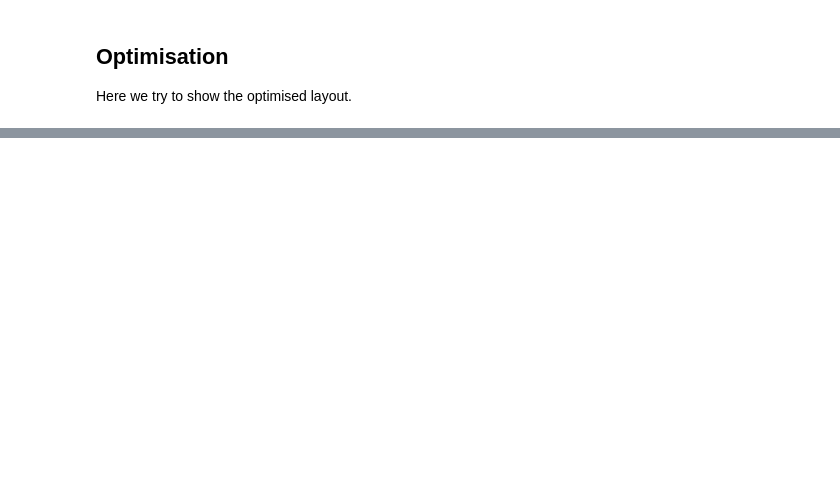
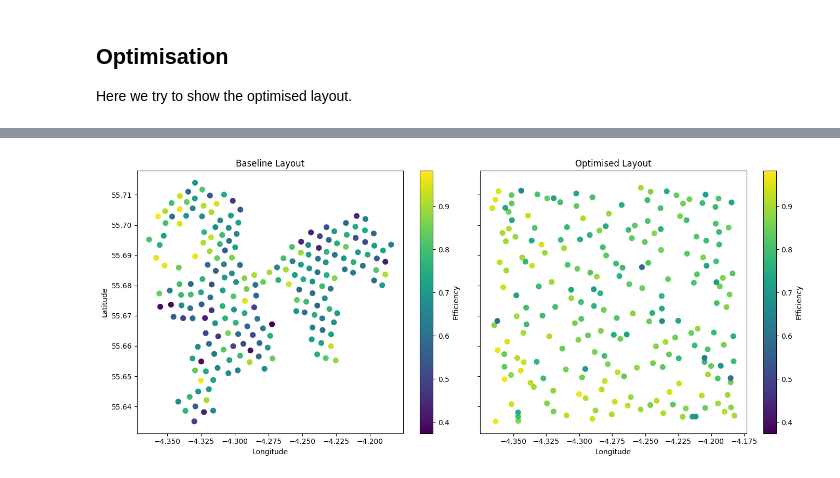
Before and after one commit to ShitianZhang22/Wind-Farm-Layout-Optimisation, a Jupyter notebook: whitelee.ipynb, the cells around one changed output, grey strips where cells are left out. Saved outputs shown, nothing was run; the diff lists cells and outputs as text; code cells hidden in the pictures; blank space fills up the shorter version.

```diff
--- a/whitelee.ipynb
+++ b/whitelee.ipynb
@@ -286,9 +286,10 @@ def fitness_func(ga_instance, solution, solution_idx):
         wt_efficiency = np.zeros((num_genes,), dtype='float64')
     efficiency = wt_efficiency.mean()
     print(f'fitness: {fitness}, efficiency: {efficiency}')
-    fitness *= 24 * 365 * 56 / 1000
+    fitness *= 24 * 365 * 0.3 / 1000
     household = fitness / 2.7
     print(f'power: {fitness}, household: {household}')
+    return wt_efficiency
 
 
 def wake(trans_xy_position, n):
@@ -340,5 +341,6 @@ def layout_power(v, n):
                 power[j] = 629.1
     return power
 
-fitness_func(turbine_ind.shape[0], turbine_ind, None)
+turbine_eff = fitness_func(turbine_ind.shape[0], turbine_ind, None)
+turbine_eff
 # %% [output]
@@ -368,7 +387,3 @@ m
 # %% [markdown]
 ## Optimisation
 Here we try to show the optimised layout.
-# %%
-optimised_layout =  [1273, 1386, 2756, 2285, 936, 2357, 221, 294, 1616, 1667, 2040, 807, 2583, 487, 292, 2389, 89, 1548, 826, 1250, 680, 2514, 1001, 2448, 2778, 431, 2643, 1971, 2800, 197, 929, 1035, 1116, 2250, 1774, 387, 1454, 1699, 2261, 2150, 2372, 2806, 890, 2304, 583, 1993, 21, 1209, 1819, 2768, 1582, 0, 1304, 1574, 2176, 2570, 185, 452, 1193, 2413, 2789, 1859, 118, 968, 412, 2553, 1557, 2478, 1639, 2649, 93, 1425, 2482, 2736, 29, 13, 519, 1890, 342, 2237, 1934, 1752, 1906, 738, 419, 2330, 1922, 611, 1297, 1011, 2527, 2790, 754, 1468, 106, 1790, 2675, 600, 327, 1143, 1644, 2601, 262, 364, 2214, 1921, 2500, 2725, 2019, 250, 551, 1981, 1240, 2747, 2636, 533, 2315, 2605, 2494, 1483, 130, 942, 1327, 1632, 1162, 624, 802, 682, 114, 1444, 1813, 567, 39, 770, 77, 902, 503, 132, 1879, 787, 2405, 914, 1353, 2728, 442, 2816, 2282, 2190, 2125, 237, 2094, 2455, 2837, 285, 855, 874, 1232, 2470, 58, 1177, 2104, 243, 2826, 1829, 1734, 1535, 2658, 1737, 830, 1123, 395, 2049, 2593, 2701, 2059, 648, 2418, 1369, 98, 2109, 1093, 1221, 312, 1056, 1105, 712, 2688, 1509, 227, 1864, 2069, 2225, 1018, 1394, 171, 984, 2669, 727, 636, 157, 2710, 65, 1181, 1499, 1839, 469, 1680, 7, 668, 2618, 352, 1600, 214, 146, 2843]
-optimised_layout.sort()
-optimised_layout
@@ -392,0 +390,4 @@ optimised_layout
+# %%
+optimised_layout =   [2283, 1203, 543, 830, 1608, 1276, 1337, 294, 2056, 2766, 3948, 2746, 1924, 709, 447, 350, 2582, 2395, 558, 1750, 3519, 1882, 673, 3802, 753, 1735, 4171, 744, 337, 970, 657, 1838, 2934, 273, 1568, 3246, 2546, 3408, 97, 3455, 3229, 0, 3237, 1918, 2589, 1517, 1584, 2002, 2227, 816, 61, 1773, 4104, 74, 3921, 3628, 195, 3585, 1403, 3906, 3252, 1638, 777, 3448, 3899, 612, 476, 1010, 3819, 4134, 3097, 2624, 928, 2740, 58, 922, 3976, 3427, 504, 2094, 3970, 1499, 3350, 3755, 2349, 3378, 1132, 4041, 686, 4064, 2356, 2823, 3865, 1801, 3890, 2248, 2462, 1296, 2199, 3052, 1541, 1529, 266, 2787, 3197, 4032, 2493, 1231, 2985, 3330, 3961, 2613, 181, 4127, 157, 4076, 863, 790, 1451, 765, 4099, 2704, 3606, 1346, 1325, 3370, 3573, 3109, 3686, 62, 2442, 2044, 2844, 82, 403, 3711, 2852, 127, 3307, 30, 280, 3851, 1107, 4006, 2022, 1159, 215, 2403, 1024, 3825, 3992, 2371, 3216, 4056, 1481, 1984, 3485, 223, 1115, 3829, 2127, 2726, 417, 2529, 2960, 3145, 439, 2414, 7, 3884, 1890, 316, 1782, 2860, 1179, 1059, 2257, 1725, 1827, 168, 3268, 1561, 1266, 3463, 1777, 1537, 146, 305, 908, 2813, 748, 3417, 1063, 3473, 3658, 3494, 944, 967, 1049, 2035, 1429, 2655, 978, 1464, 2469, 209, 3994, 1040, 3288, 3016, 111, 2915, 952, 3165, 2798]
+optimised_layout.sort()
+optimised_layout
@@ -408,3 +427,8 @@ folium.Rectangle([[55.634359319706036, -4.364543821199962], [55.714704134580245,
 m
 # %% [output]
 [interactive output not drawn]
+# %%
+# calculate the optimised location and efficiency
+optimised_eff = fitness_func(len(optimised_layout), optimised_layout, None)
+print(optimised_eff)
+print(np.min(optimised_eff))
@@ -410,0 +453,37 @@ m
+# %%
+import matplotlib.pyplot as plt
+import numpy as np
+
+# Assuming turbine_loc, turbine_eff, optimised_loc, and optimised_eff are already defined
+# turbine_loc and optimised_loc should be lists of (x, y) tuples
+# turbine_eff and optimised_eff should be lists of efficiency values
+
+# Extract x and y coordinates for baseline and optimized layouts
+baseline_y, baseline_x = zip(*turbine_loc)
+optimised_y, optimised_x = zip(*optimised_loc)
+
+# Determine the global efficiency range for consistent colormap scaling
+eff_min = min(min(turbine_eff), min(optimised_eff))
+eff_max = max(max(turbine_eff), max(optimised_eff))
+
+# Create the scatterplots
+fig, axes = plt.subplots(1, 2, figsize=(14, 6), sharey=True)
+
+# Baseline layout scatterplot
+scatter1 = axes[0].scatter(baseline_x, baseline_y, c=turbine_eff, cmap='viridis', s=50, vmin=eff_min, vmax=eff_max)
+axes[0].set_title('Baseline Layout')
+axes[0].set_xlabel('Longitude')
+axes[0].set_ylabel('Latitude')
+fig.colorbar(scatter1, ax=axes[0], label='Efficiency')
+
+# Optimized layout scatterplot
+scatter2 = axes[1].scatter(optimised_x, optimised_y, c=optimised_eff, cmap='viridis', s=50, vmin=eff_min, vmax=eff_max)
+axes[1].set_title('Optimised Layout')
+axes[1].set_xlabel('Longitude')
+fig.colorbar(scatter2, ax=axes[1], label='Efficiency')
+
+# Adjust layout and display the plots
+plt.tight_layout()
+plt.show()
+# %% [output]
+[figure, added]
```
Also changed, not shown: parts of 6 cells of this notebook, 6 other files.
